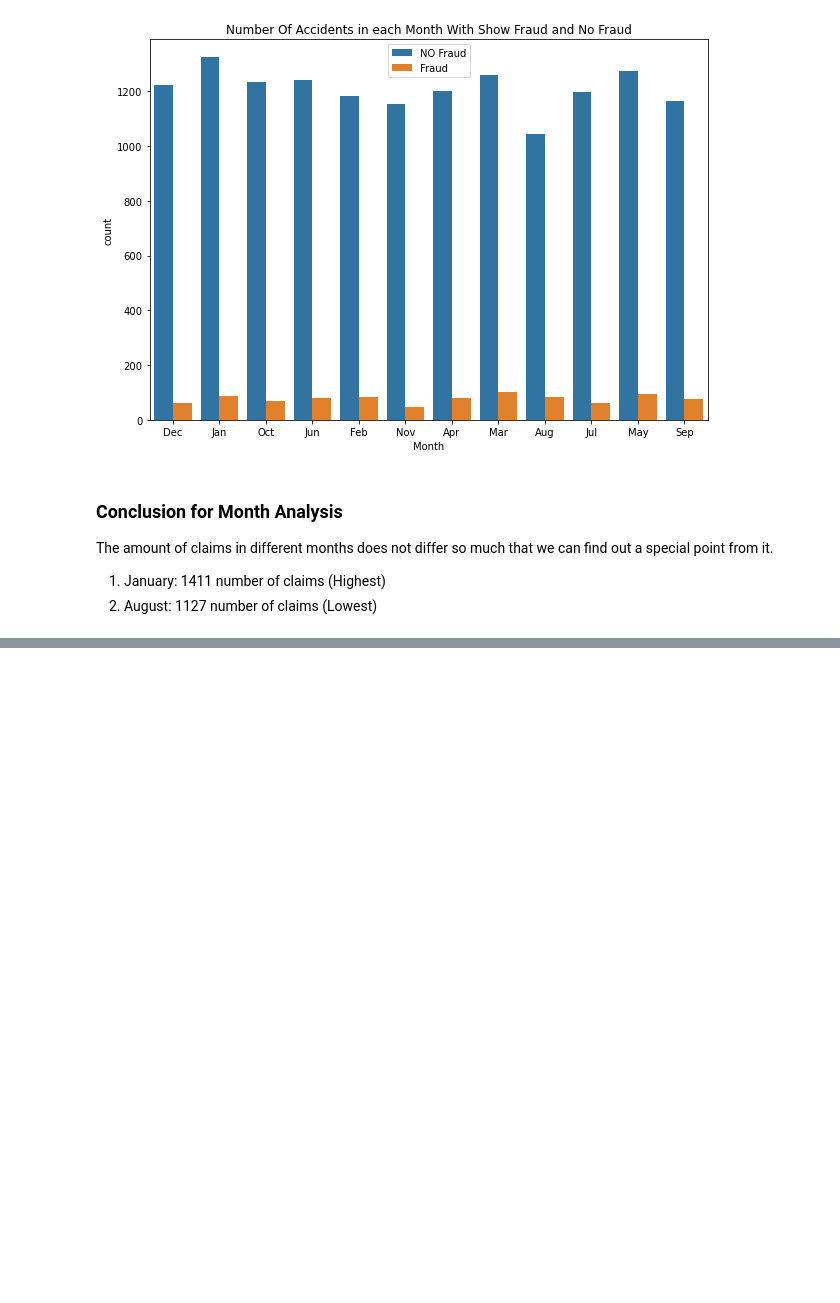
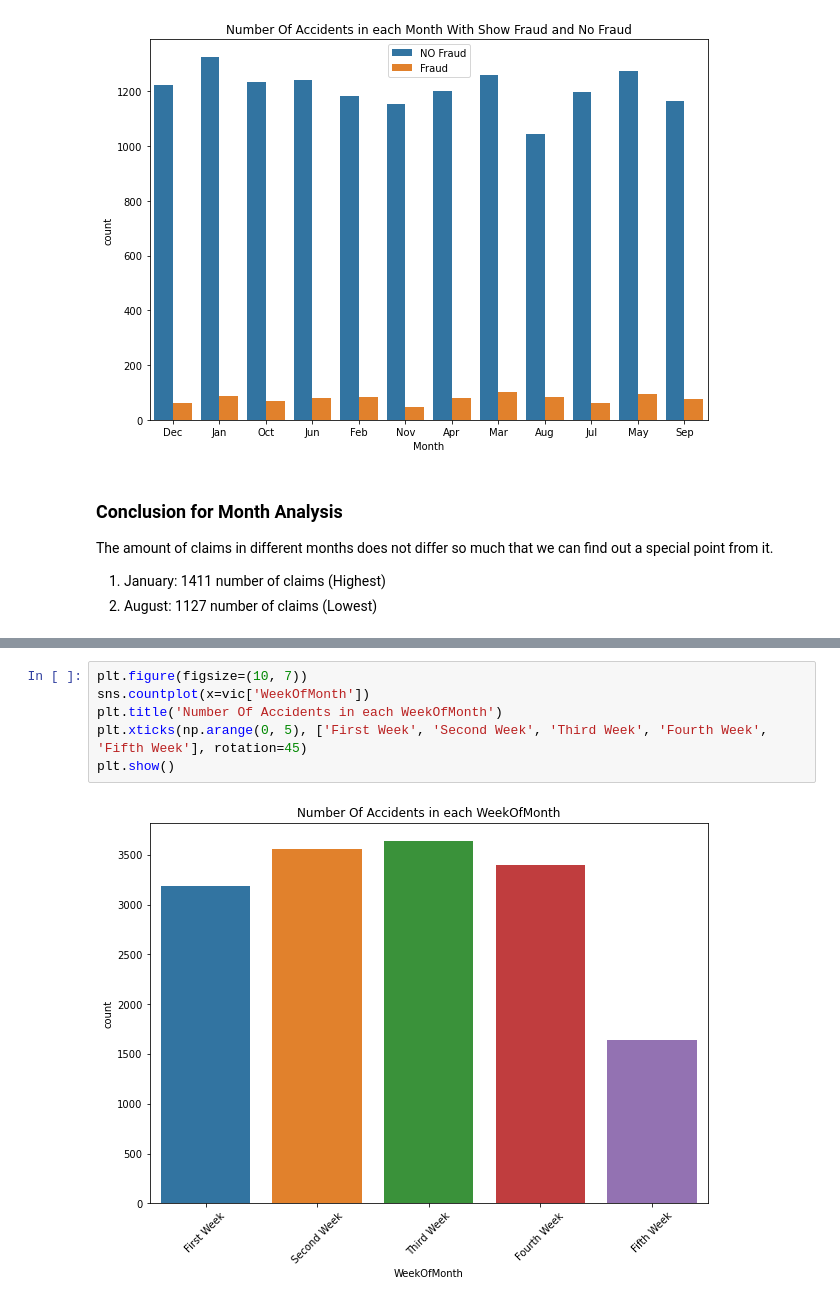
Before and after one commit to MohammadRouintan/Vehicle-Insurance-Claim-Fraud-Detection-Classification, a Jupyter notebook: Vehicle Insurance.ipynb, the cells around one changed output, grey strips where cells are left out. Cells and saved outputs as stored; diff of their text form; blank space fills up the shorter version.

Commit message:
complete week of month analysis

```diff
--- a/Vehicle Insurance.ipynb
+++ b/Vehicle Insurance.ipynb
@@ -283,0 +334,8 @@ The amount of claims in different months does not differ so much that we can fin
+# %%
+plt.figure(figsize=(10, 7))
+sns.countplot(x=vic['WeekOfMonth'])
+plt.title('Number Of Accidents in each WeekOfMonth')
+plt.xticks(np.arange(0, 5), ['First Week', 'Second Week', 'Third Week', 'Fourth Week', 'Fifth Week'], rotation=45)
+plt.show()
+# %% [output]
+[figure, added]
```
Also changed, not shown: parts of 11 cells of this notebook.
